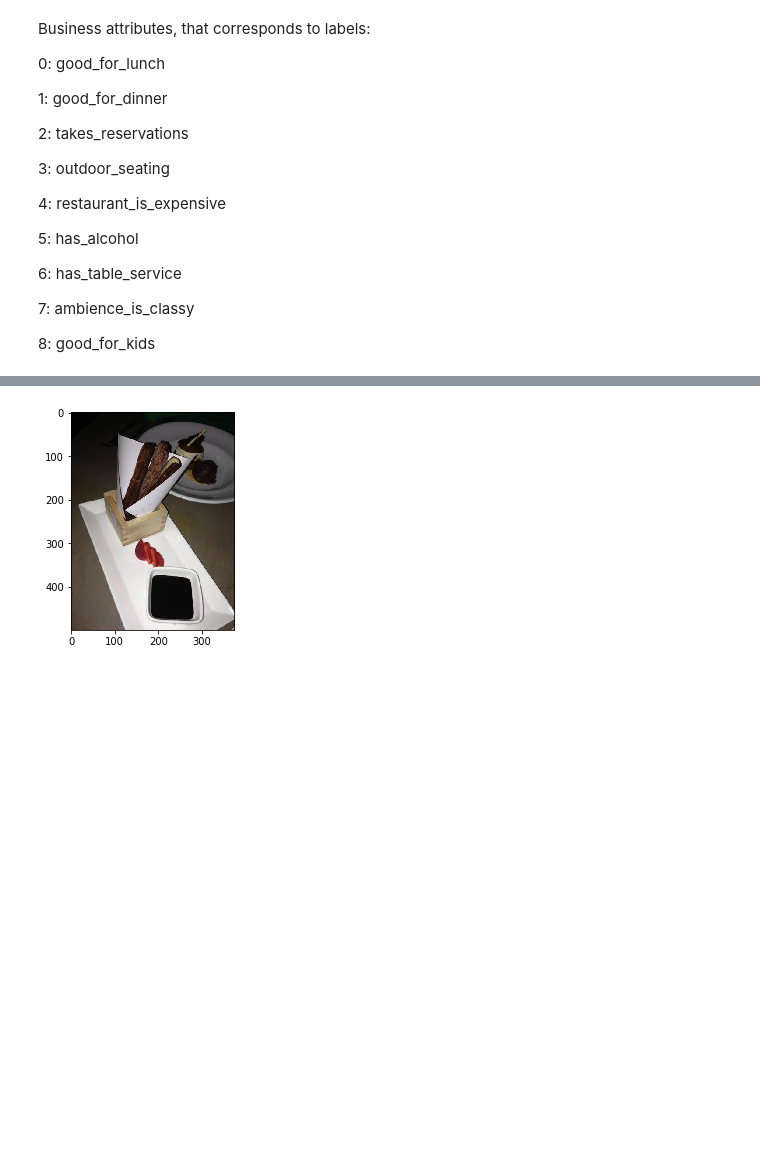
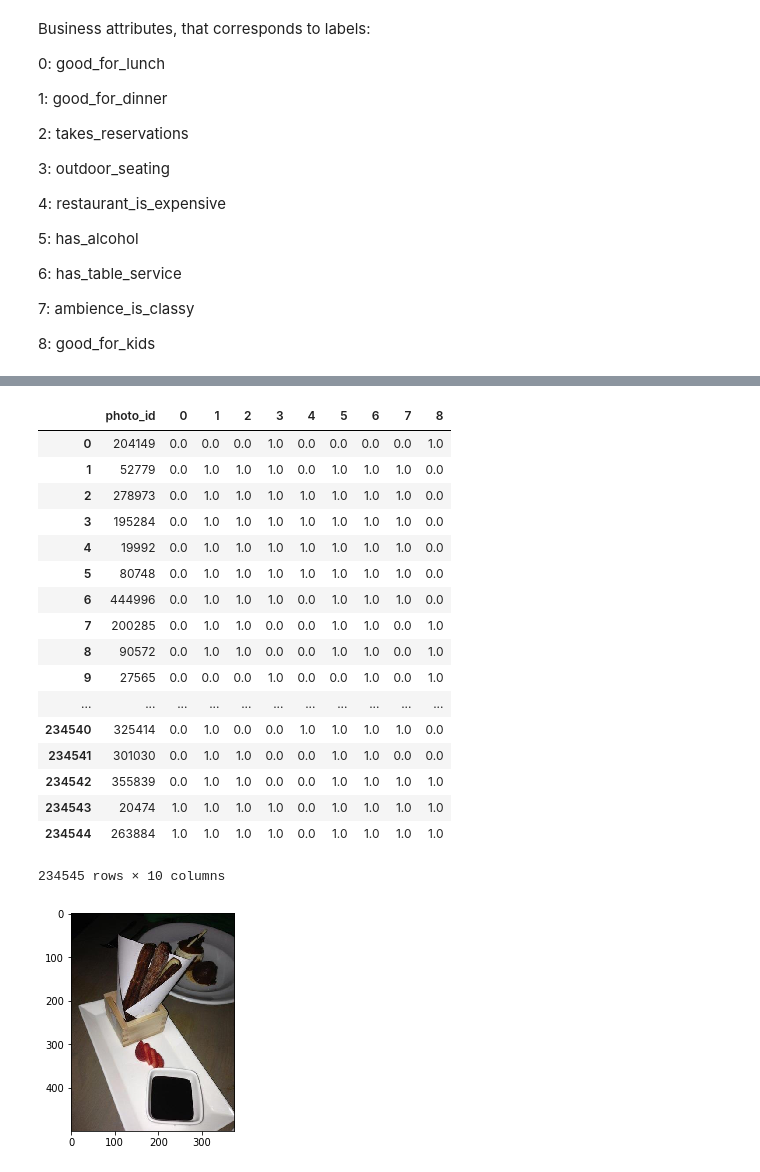
Before and after one commit to Midren/yelp_photo_classification, a Jupyter notebook: yelp_classification.ipynb, the cells around one changed output, grey strips where cells are left out. Saved outputs shown, nothing was run; the diff lists cells and outputs as text; code cells hidden in the pictures; blank space fills up the shorter version.

```diff
--- a/yelp_classification.ipynb
+++ b/yelp_classification.ipynb
@@ -114,6 +132,27 @@ def show_image(opencv_image):
 # %%
 def get_img(img_id):
     return cv2.imread("dataset/train_photos/" + str(img_id) + ".jpg")
+# %%
+df
+# %% [output]
+|  | photo_id | 0 | 1 | 2 | 3 | 4 | 5 | 6 | 7 | 8 |
+| 0 | 204149 | 0.0 | 0.0 | 0.0 | 1.0 | 0.0 | 0.0 | 0.0 | 0.0 | 1.0 |
+| 1 | 52779 | 0.0 | 1.0 | 1.0 | 1.0 | 0.0 | 1.0 | 1.0 | 1.0 | 0.0 |
+| 2 | 278973 | 0.0 | 1.0 | 1.0 | 1.0 | 1.0 | 1.0 | 1.0 | 1.0 | 0.0 |
+| 3 | 195284 | 0.0 | 1.0 | 1.0 | 1.0 | 1.0 | 1.0 | 1.0 | 1.0 | 0.0 |
+| 4 | 19992 | 0.0 | 1.0 | 1.0 | 1.0 | 1.0 | 1.0 | 1.0 | 1.0 | 0.0 |
+| 5 | 80748 | 0.0 | 1.0 | 1.0 | 1.0 | 1.0 | 1.0 | 1.0 | 1.0 | 0.0 |
+| 6 | 444996 | 0.0 | 1.0 | 1.0 | 1.0 | 0.0 | 1.0 | 1.0 | 1.0 | 0.0 |
+| 7 | 200285 | 0.0 | 1.0 | 1.0 | 0.0 | 0.0 | 1.0 | 1.0 | 0.0 | 1.0 |
+| 8 | 90572 | 0.0 | 1.0 | 1.0 | 0.0 | 0.0 | 1.0 | 1.0 | 0.0 | 1.0 |
+| 9 | 27565 | 0.0 | 0.0 | 0.0 | 1.0 | 0.0 | 0.0 | 1.0 | 0.0 | 1.0 |
+| ... | ... | ... | ... | ... | ... | ... | ... | ... | ... | ... |
+| 234540 | 325414 | 0.0 | 1.0 | 0.0 | 0.0 | 1.0 | 1.0 | 1.0 | 1.0 | 0.0 |
+| 234541 | 301030 | 0.0 | 1.0 | 1.0 | 0.0 | 0.0 | 1.0 | 1.0 | 0.0 | 0.0 |
+| 234542 | 355839 | 0.0 | 1.0 | 1.0 | 0.0 | 0.0 | 1.0 | 1.0 | 1.0 | 1.0 |
+| 234543 | 20474 | 1.0 | 1.0 | 1.0 | 1.0 | 0.0 | 1.0 | 1.0 | 1.0 | 1.0 |
+| 234544 | 263884 | 1.0 | 1.0 | 1.0 | 1.0 | 0.0 | 1.0 | 1.0 | 1.0 | 1.0 |
+234545 rows × 10 columns
 # %%
 show_image(get_img(int(df.sample(1).photo_id)))
 # %% [output]
```
Also changed, not shown: parts of 6 cells of this notebook, 1 other file.
